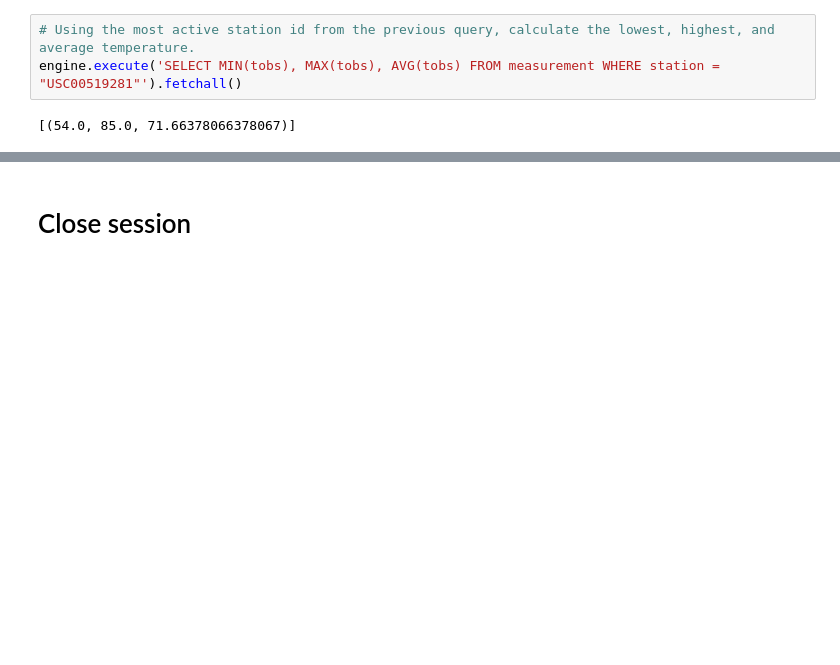
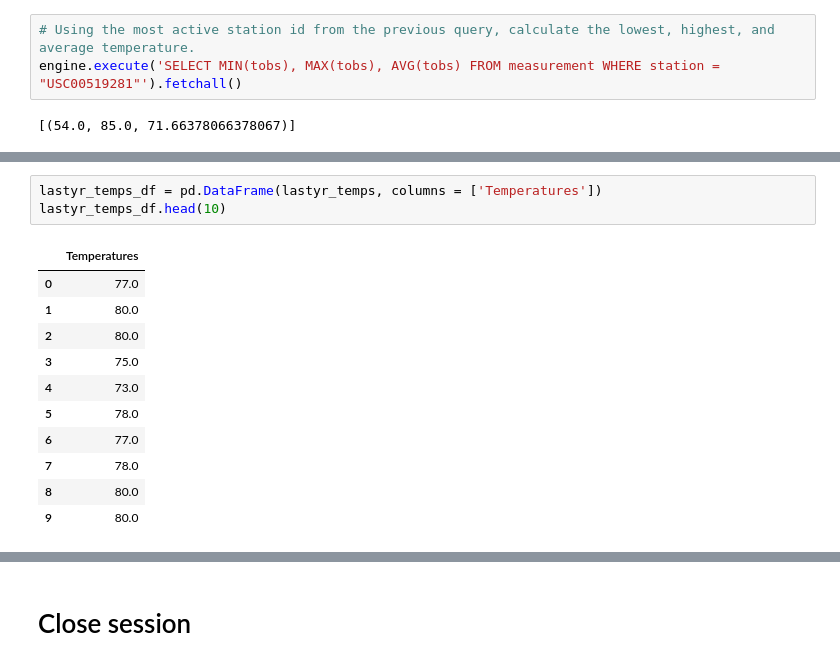
Before and after one commit to scottcerny949/sqlalchemy-challenge, a Jupyter notebook: climate.ipynb, the cells around one changed output, grey strips where cells are left out. Saved outputs shown, nothing was run; the diff lists cells and outputs as text; blank space fills up the shorter version.

```diff
--- a/climate.ipynb
+++ b/climate.ipynb
@@ -229,0 +250,15 @@ engine.execute('SELECT MIN(tobs), MAX(tobs), AVG(tobs) FROM measurement WHERE st
+# %%
+lastyr_temps_df = pd.DataFrame(lastyr_temps, columns = ['Temperatures'])
+lastyr_temps_df.head(10)
+# %% [output]
+|  | Temperatures |
+| 0 | 77.0 |
+| 1 | 80.0 |
+| 2 | 80.0 |
+| 3 | 75.0 |
+| 4 | 73.0 |
+| 5 | 78.0 |
+| 6 | 77.0 |
+| 7 | 78.0 |
+| 8 | 80.0 |
+| 9 | 80.0 |
```
Also changed, not shown: parts of 2 cells of this notebook.
